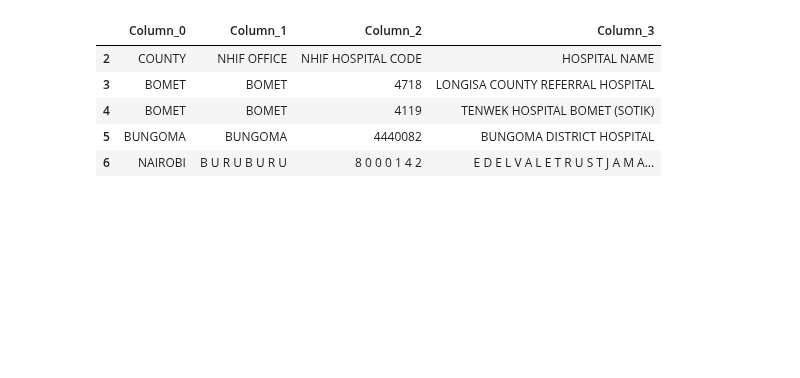
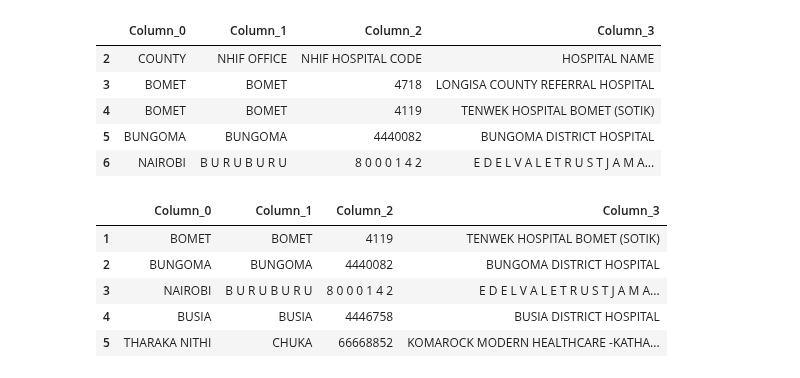
Before and after one commit to Winfry/Hospitali_Rafiki, a Jupyter notebook: KindneyHospital.ipynb, the cells around one changed output. Drawn from its saved outputs; the diff is of its cells as text; code cells hidden in the pictures; blank space fills up the shorter version.

Commit message:
Hospitali_Rafiki

```diff
--- a/KindneyHospital.ipynb
+++ b/KindneyHospital.ipynb
@@ -468,3 +468,17 @@ df.head()
 | 4 | BOMET | BOMET | 4119 | TENWEK HOSPITAL BOMET (SOTIK) |
 | 5 | BUNGOMA | BUNGOMA | 4440082 | BUNGOMA DISTRICT HOSPITAL |
 | 6 | NAIROBI | B U R U B U R U | 8 0 0 0 1 4 2 | E D E L V A L E T R U S T J A M A... |
+# %%
+df.reset_index(drop=True, inplace=True)
+df = df.drop(index=0)
+
+# Rename specific columns
+df = df.rename(columns={"Column_0": "COUNTY", "Column_1": "NHIF OFFICE","Column_2": "NHIF HOSPITAL CODE", "Column_3": "HOSPITAL NAME" })
+df.head()
+# %% [output]
+|  | Column_0 | Column_1 | Column_2 | Column_3 |
+| 1 | BOMET | BOMET | 4119 | TENWEK HOSPITAL BOMET (SOTIK) |
+| 2 | BUNGOMA | BUNGOMA | 4440082 | BUNGOMA DISTRICT HOSPITAL |
+| 3 | NAIROBI | B U R U B U R U | 8 0 0 0 1 4 2 | E D E L V A L E T R U S T J A M A... |
+| 4 | BUSIA | BUSIA | 4446758 | BUSIA DISTRICT HOSPITAL |
+| 5 | THARAKA NITHI | CHUKA | 66668852 | KOMAROCK MODERN HEALTHCARE -KATHA... |
```
